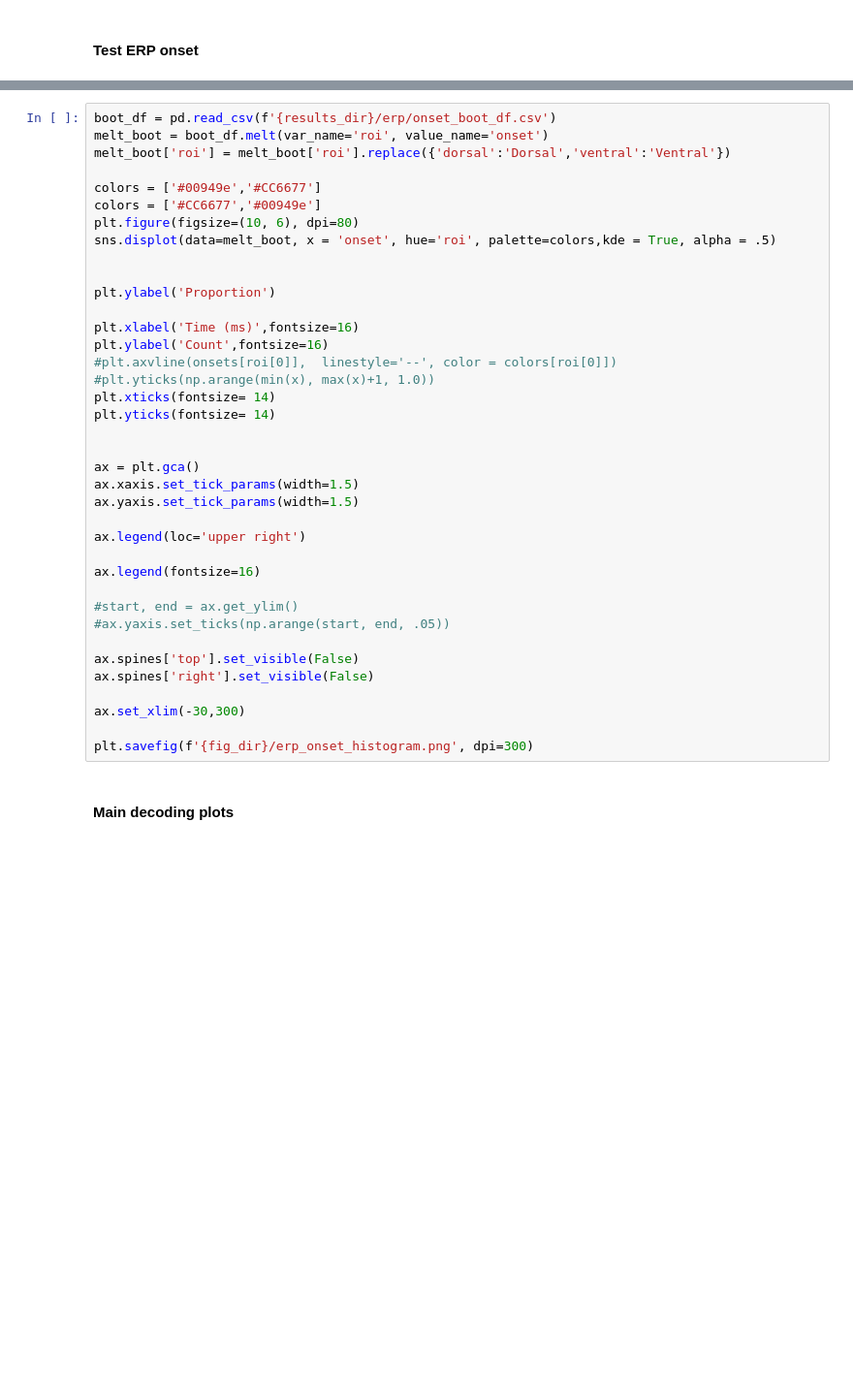
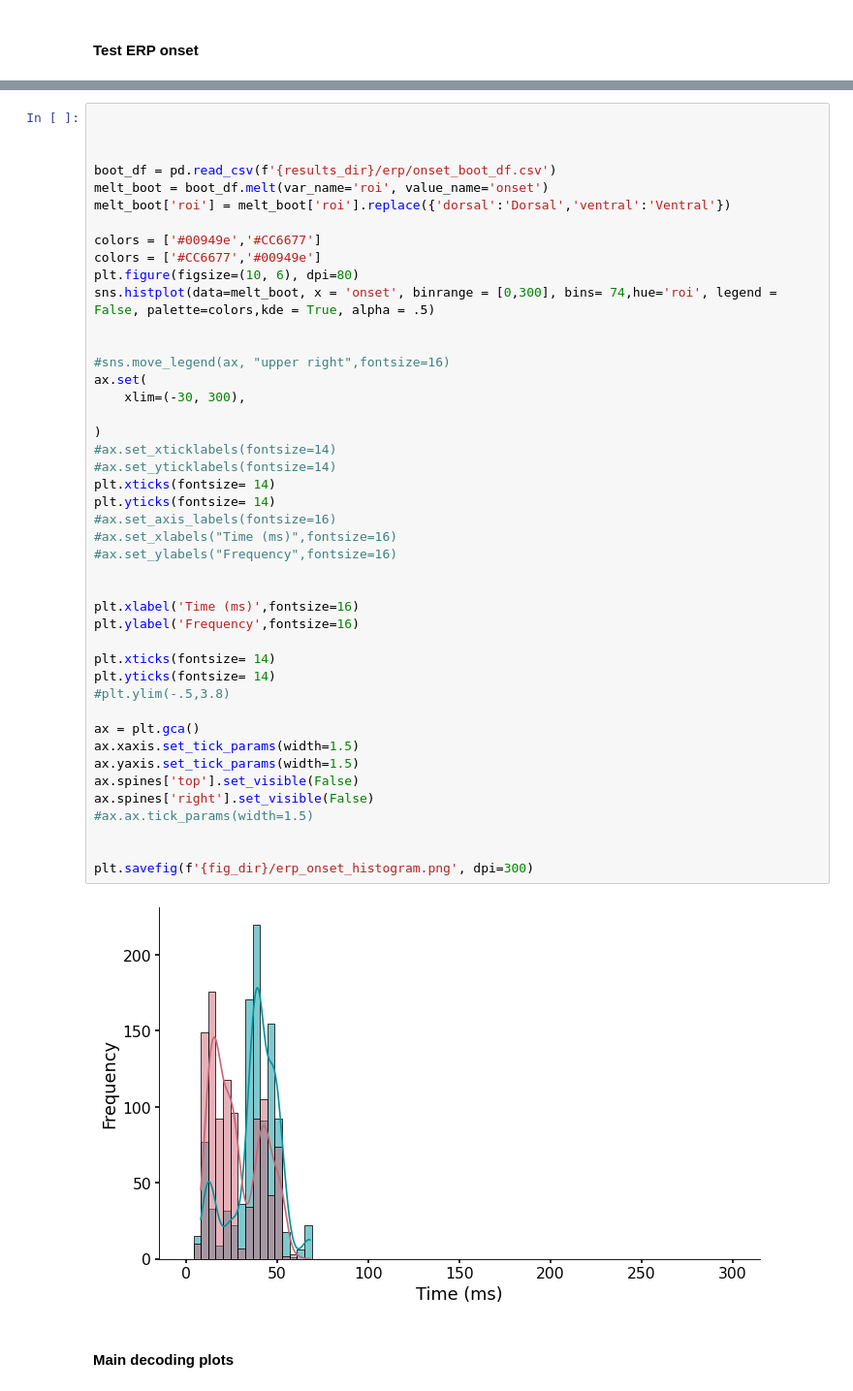
Before and after one commit to vayzenb/pepdoc, a Jupyter notebook: analysis/pepdoc_analysis_figs.ipynb, the cells around one changed output, grey strips where cells are left out. Shown at 97% size. Drawn from its saved outputs; the diff is of its cells as text; blank space fills up the shorter version.

```diff
--- a/analysis/pepdoc_analysis_figs.ipynb
+++ b/analysis/pepdoc_analysis_figs.ipynb
@@ -230,41 +262,49 @@ for roi in comparisons:
 # %%
+
+
+
 boot_df = pd.read_csv(f'{results_dir}/erp/onset_boot_df.csv')
 melt_boot = boot_df.melt(var_name='roi', value_name='onset')
 melt_boot['roi'] = melt_boot['roi'].replace({'dorsal':'Dorsal','ventral':'Ventral'})
 
 colors = ['#00949e','#CC6677']
 colors = ['#CC6677','#00949e']
 plt.figure(figsize=(10, 6), dpi=80)
-sns.displot(data=melt_boot, x = 'onset', hue='roi', palette=colors,kde = True, alpha = .5)
+sns.histplot(data=melt_boot, x = 'onset', binrange = [0,300], bins= 74,hue='roi', legend = False, palette=colors,kde = True, alpha = .5)
 
 
-plt.ylabel('Proportion')
+#sns.move_legend(ax, "upper right",fontsize=16)
+ax.set(
+    xlim=(-30, 300),
+
+)
+#ax.set_xticklabels(fontsize=14)
+#ax.set_yticklabels(fontsize=14)
+plt.xticks(fontsize= 14)
+plt.yticks(fontsize= 14)
+#ax.set_axis_labels(fontsize=16)
+#ax.set_xlabels("Time (ms)",fontsize=16)
+#ax.set_ylabels("Frequency",fontsize=16)
+
 
 plt.xlabel('Time (ms)',fontsize=16)
-plt.ylabel('Count',fontsize=16)
-#plt.axvline(onsets[roi[0]],  linestyle='--', color = colors[roi[0]])
-#plt.yticks(np.arange(min(x), max(x)+1, 1.0))
+plt.ylabel('Frequency',fontsize=16)
+
 plt.xticks(fontsize= 14)
 plt.yticks(fontsize= 14)
-
+#plt.ylim(-.5,3.8)
 
 ax = plt.gca()
 ax.xaxis.set_tick_params(width=1.5)
 ax.yaxis.set_tick_params(width=1.5)
-
-ax.legend(loc='upper right')
-
-ax.legend(fontsize=16)
-
-#start, end = ax.get_ylim()
-#ax.yaxis.set_ticks(np.arange(start, end, .05))
-
 ax.spines['top'].set_visible(False)
 ax.spines['right'].set_visible(False)
+#ax.ax.tick_params(width=1.5)
 
-ax.set_xlim(-30,300)
 
 plt.savefig(f'{fig_dir}/erp_onset_histogram.png', dpi=300)
+# %% [output]
+[figure, added]
 # %% [markdown]
 #### Main decoding plots
 # %%
```
Also changed, not shown: parts of 38 cells of this notebook, 20 other files.
